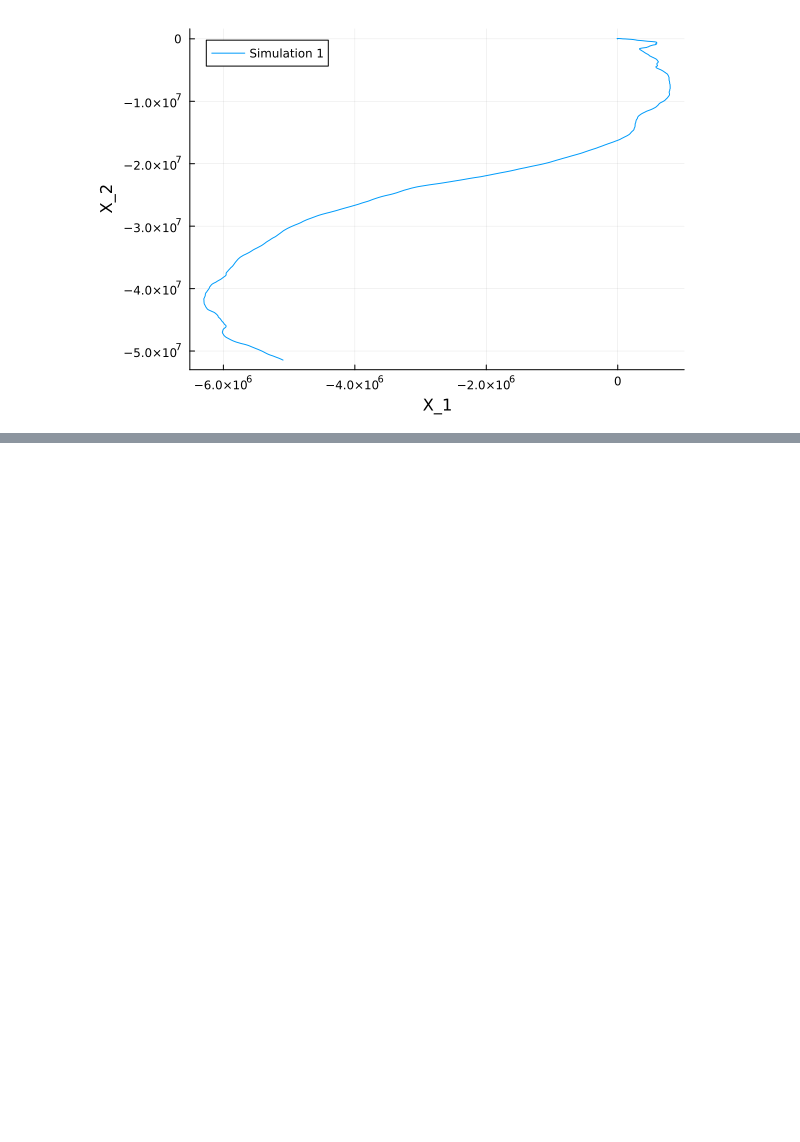
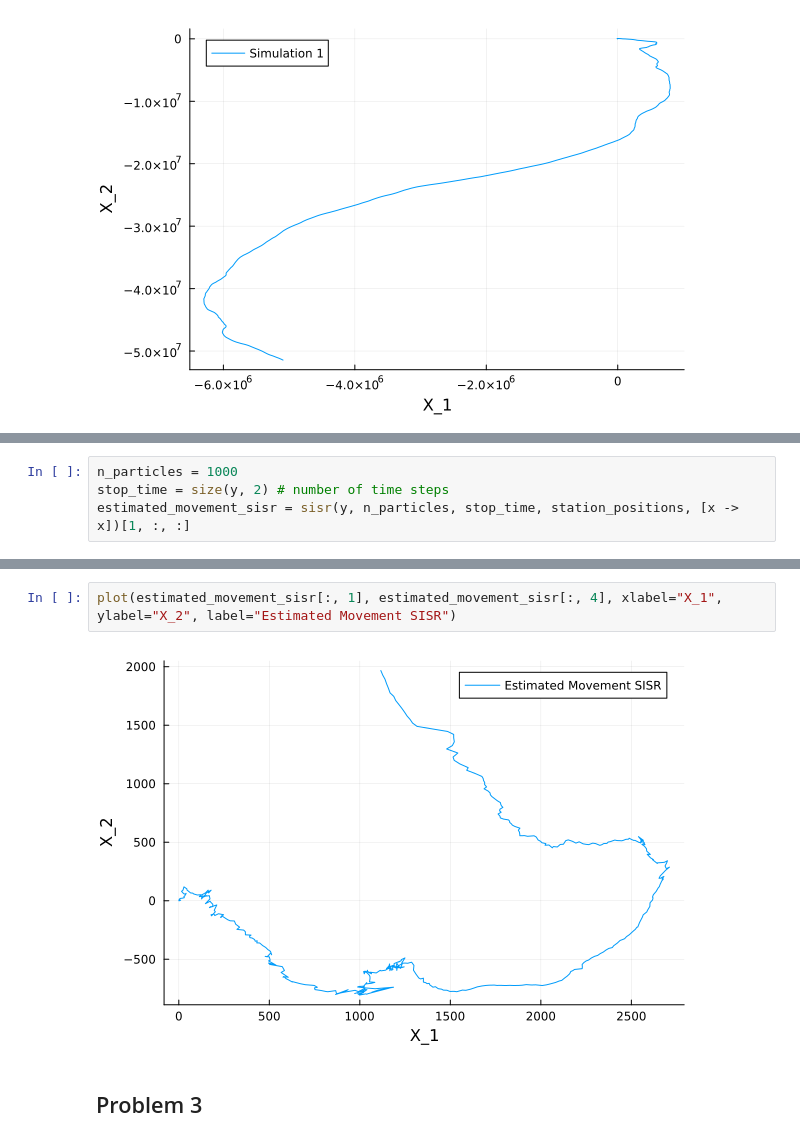
Before and after one commit to tofsi/sf2955_ha-1, a Jupyter notebook: analysis.ipynb, the cells around one changed output, grey strips where cells are left out. Saved outputs shown, nothing was run; the diff lists cells and outputs as text; blank space fills up the shorter version.

Commit message:
Working SIS + SISR

```diff
--- a/analysis.ipynb
+++ b/analysis.ipynb
@@ -17,0 +51,4 @@ plot(simulations[1, :, 1], simulations[1, :, 4],xlabel="X_1", ylabel="X_2", labe
+# %%
+n_particles = 1000
+stop_time = size(y, 2) # number of time steps
+estimated_movement_sisr = sisr(y, n_particles, stop_time, station_positions, [x -> x])[1, :, :]
@@ -17,0 +73,6 @@ plot(simulations[1, :, 1], simulations[1, :, 4],xlabel="X_1", ylabel="X_2", labe
+# %%
+plot(estimated_movement_sisr[:, 1], estimated_movement_sisr[:, 4], xlabel="X_1", ylabel="X_2", label="Estimated Movement SISR")
+# %% [output]
+[figure, added]
+# %% [markdown]
+## Problem 3
```
Also changed, not shown: parts of 7 cells of this notebook, 1 other file.
